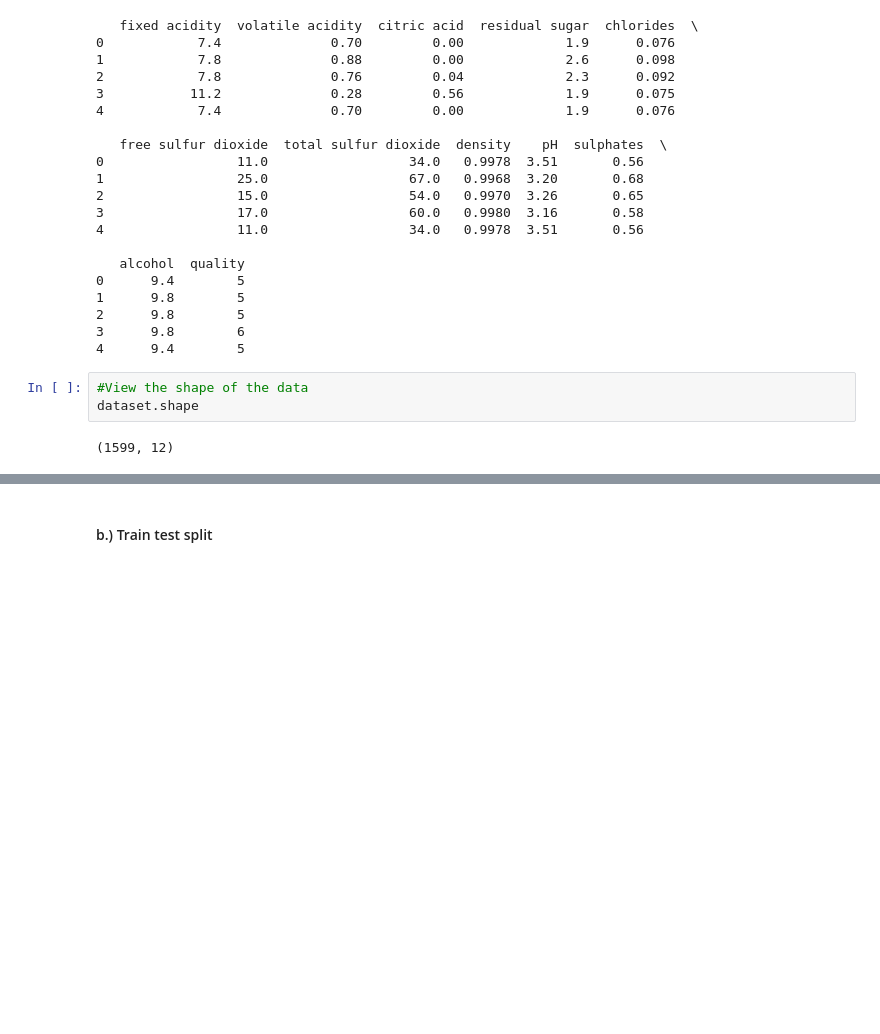
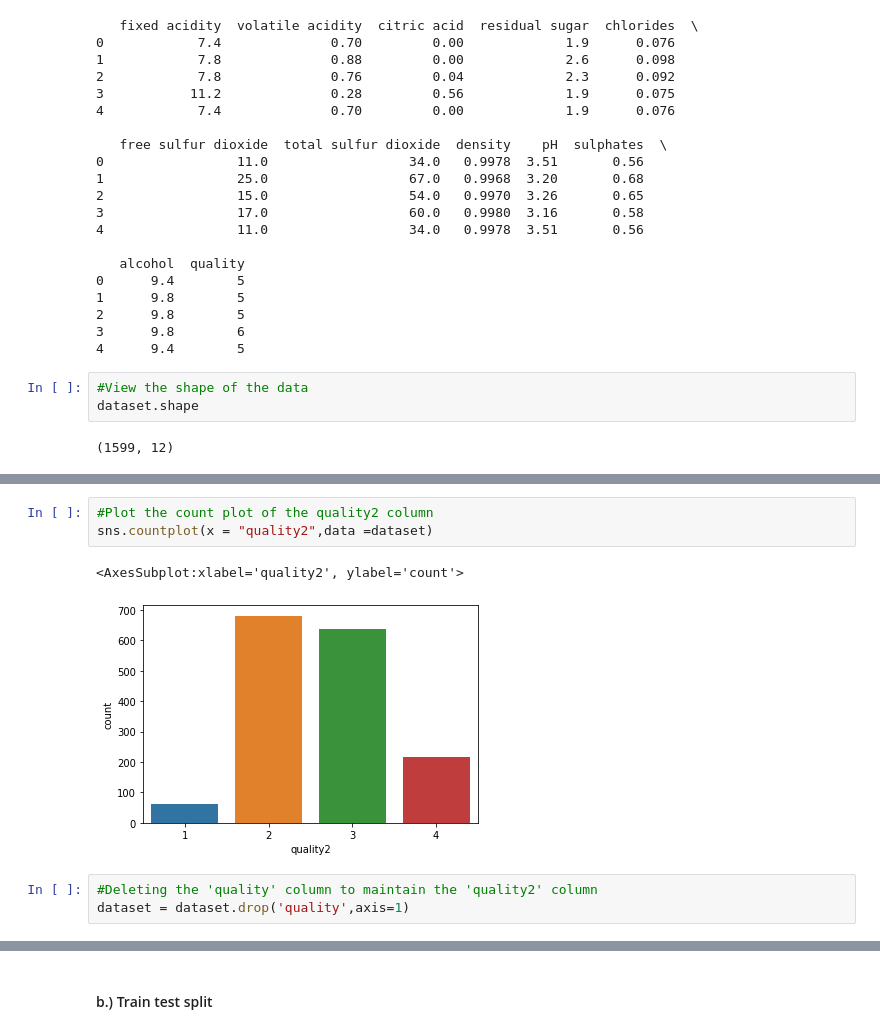
Before and after one commit to Bandolo/winequality-studiolab, a Jupyter notebook: WineQuality2-Feature_Engineering.ipynb, the cells around one changed output, grey strips where cells are left out. Saved outputs shown, nothing was run; the diff lists cells and outputs as text; blank space fills up the shorter version.

```diff
--- a/WineQuality2-Feature_Engineering.ipynb
+++ b/WineQuality2-Feature_Engineering.ipynb
@@ -71,0 +102,9 @@ dataset.shape
+# %%
+#Plot the count plot of the quality2 column
+sns.countplot(x = "quality2",data =dataset)
+# %% [output]
+<AxesSubplot:xlabel='quality2', ylabel='count'>
+[figure, added]
+# %%
+#Deleting the 'quality' column to maintain the 'quality2' column
+dataset = dataset.drop('quality',axis=1)
```
Also changed, not shown: parts of 7 cells of this notebook, 2 other files.
